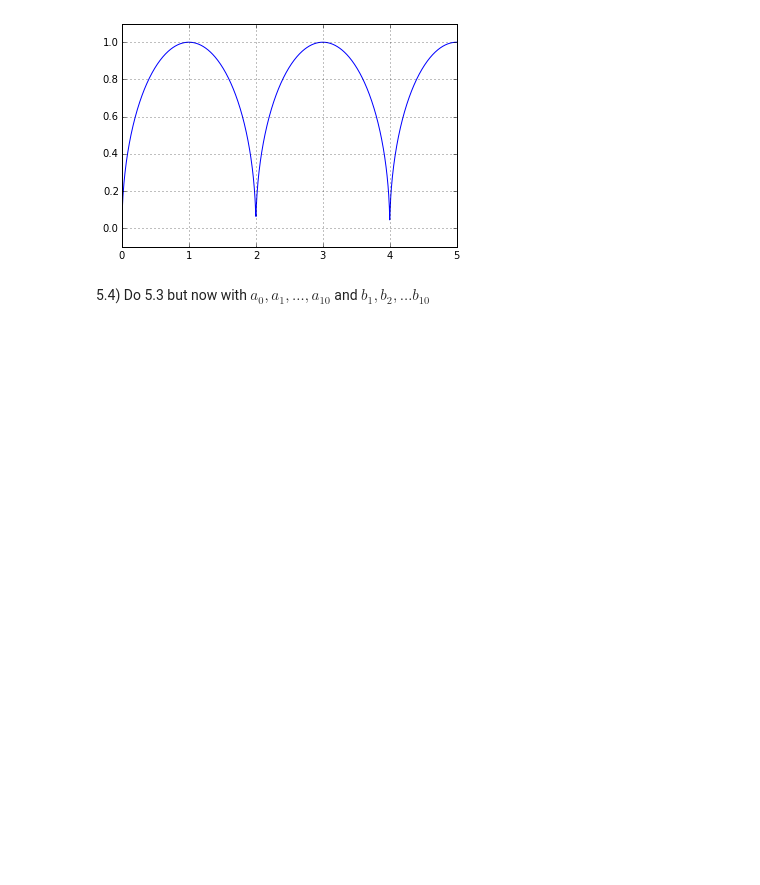
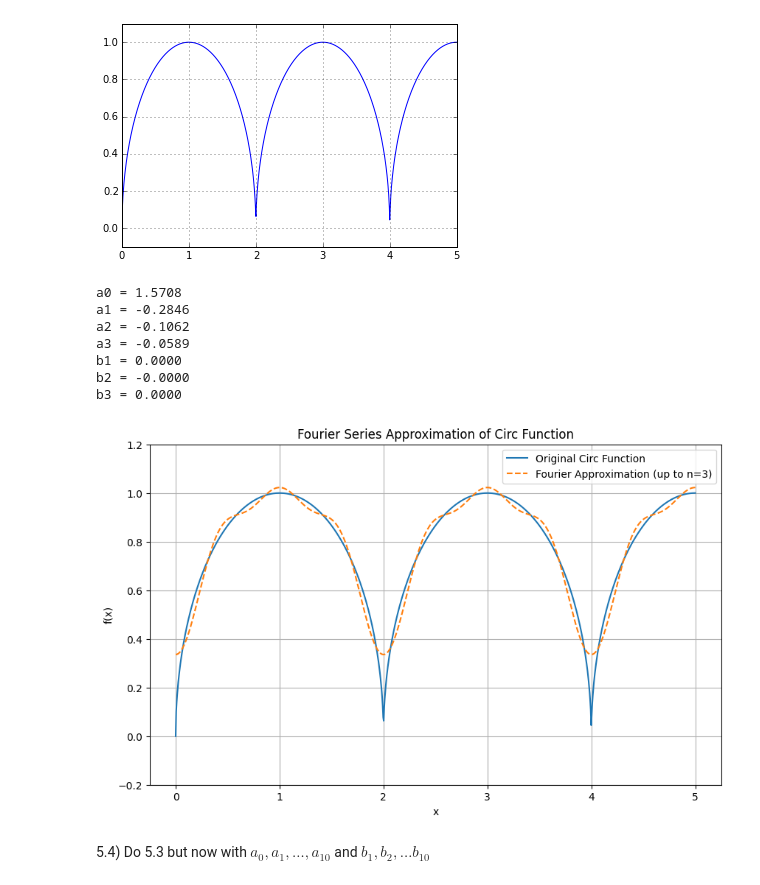
Before and after one commit to supawat6481355/iccs205-205, a Jupyter notebook: hw3/Homework3.ipynb, the cells around one changed output. Cells and saved outputs as stored; diff of their text form; code cells hidden in the pictures; blank space fills up the shorter version.

```diff
--- a/hw3/Homework3.ipynb
+++ b/hw3/Homework3.ipynb
@@ -142,5 +369,79 @@ plt.ylim(-0.1,1.1)
 # %% [output]
 (-0.1, 1.1)
 [figure]
+# %%
+def circ(x):
+    r = 1
+    xx = (x%(2*r))
+    if r**2 - (xx-r)**2 < 0:
+        return 0.0
+    return sqrt(r**2-(xx-r)**2)
+
+L = 1.0
+period = 2 * L
+
+def a_n(n):
+    if n == 0:
+        integrand = lambda x: circ(x)
+    else:
+        integrand = lambda x: circ(x) * math.cos(n * math.pi * x / L)
+    integral_val, _ = quad(integrand, 0, period)
+    if n == 0:
+        return (1/L) * integral_val
+    else:
+        return (1/L) * integral_val
+
+def b_n(n):
+    integrand = lambda x: circ(x) * math.sin(n * math.pi * x / L)
+    integral_val, _ = quad(integrand, 0, period)
+    return (1/L) * integral_val
+
+a0 = a_n(0)
+a1 = a_n(1)
+a2 = a_n(2)
+a3 = a_n(3)
+
+b1 = b_n(1)
+b2 = b_n(2)
+b3 = b_n(3)
+
+print(f"a0 = {a0:.4f}")
+print(f"a1 = {a1:.4f}")
+print(f"a2 = {a2:.4f}")
+print(f"a3 = {a3:.4f}")
+print(f"b1 = {b1:.4f}")
+print(f"b2 = {b2:.4f}")
+print(f"b3 = {b3:.4f}")
+
+x = np.linspace(0, 5, 1000)
+y_original = [circ(xx) for xx in x]
+
+def fourier_approx(x_val):
+    approx = a0/2
+    approx += a1 * math.cos(pi * x_val / L) + a2 * math.cos(2 * pi * x_val / L) + a3 * math.cos(3 * pi * x_val / L)
+    approx += b1 * math.sin(pi * x_val / L) + b2 * math.sin(2 * pi * x_val / L) + b3 * math.sin(3 * pi * x_val / L)
+    return approx
+
+y_approx = [fourier_approx(xx) for xx in x]
+
+plt.figure(figsize=(10, 6))
+plt.plot(x, y_original, label='Original Circ Function')
+plt.plot(x, y_approx, label='Fourier Approximation (up to n=3)', linestyle='--')
+plt.title('Fourier Series Approximation of Circ Function')
+plt.xlabel('x')
+plt.ylabel('f(x)')
+plt.legend()
+plt.grid(True)
+plt.ylim(-0.2, 1.2)
+plt.show()
+# %% [output]
+a0 = 1.5708
+a1 = -0.2846
+a2 = -0.1062
+a3 = -0.0589
+b1 = 0.0000
+b2 = -0.0000
+b3 = 0.0000
+[figure, added]
 # %% [markdown]
 5.4) Do 5.3 but now with $a_0, a_1, \ldots, a_{10}$ and $ b_1, b_2, \ldots b_{10}$
```
Also changed, not shown: parts of 11 cells of this notebook.
